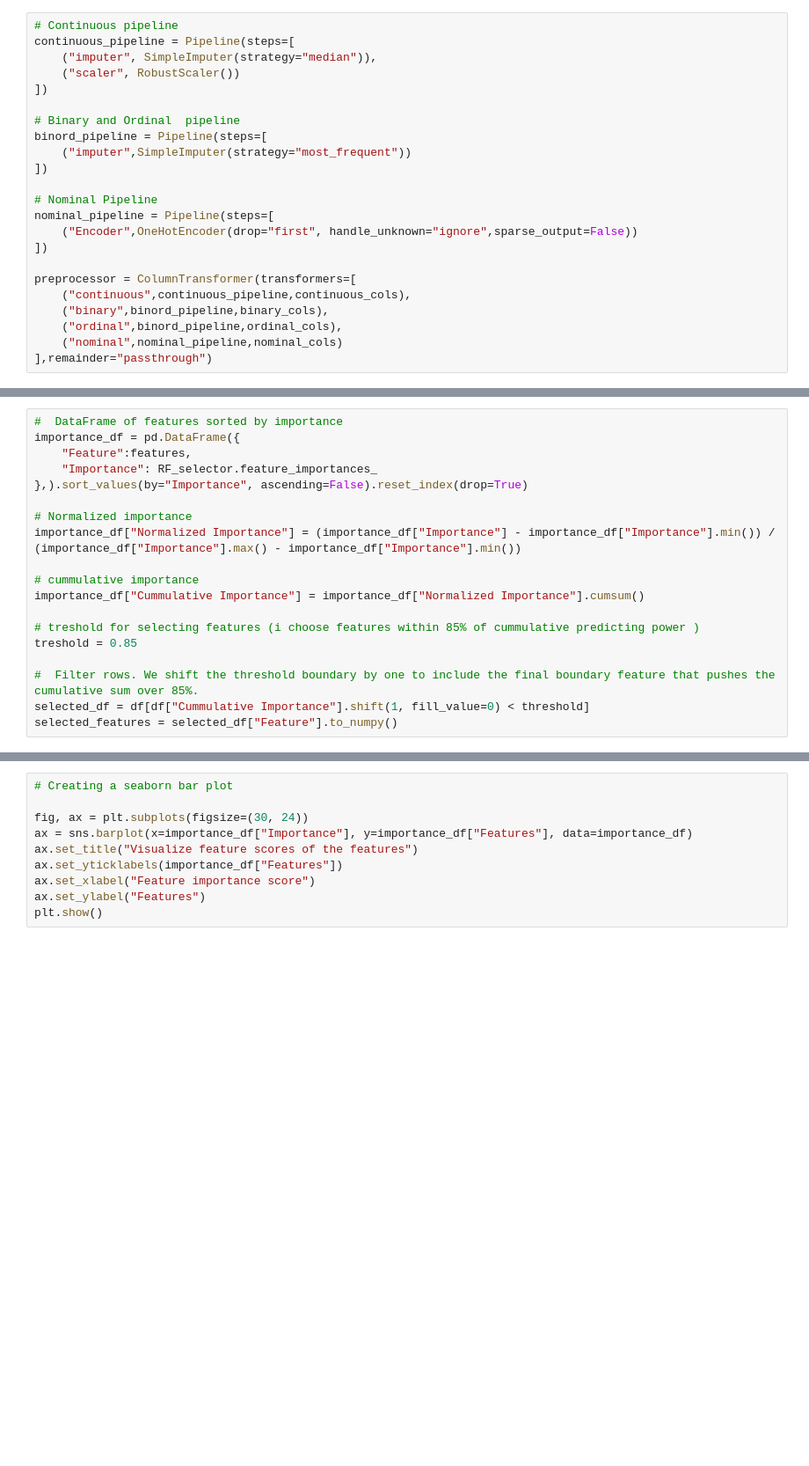
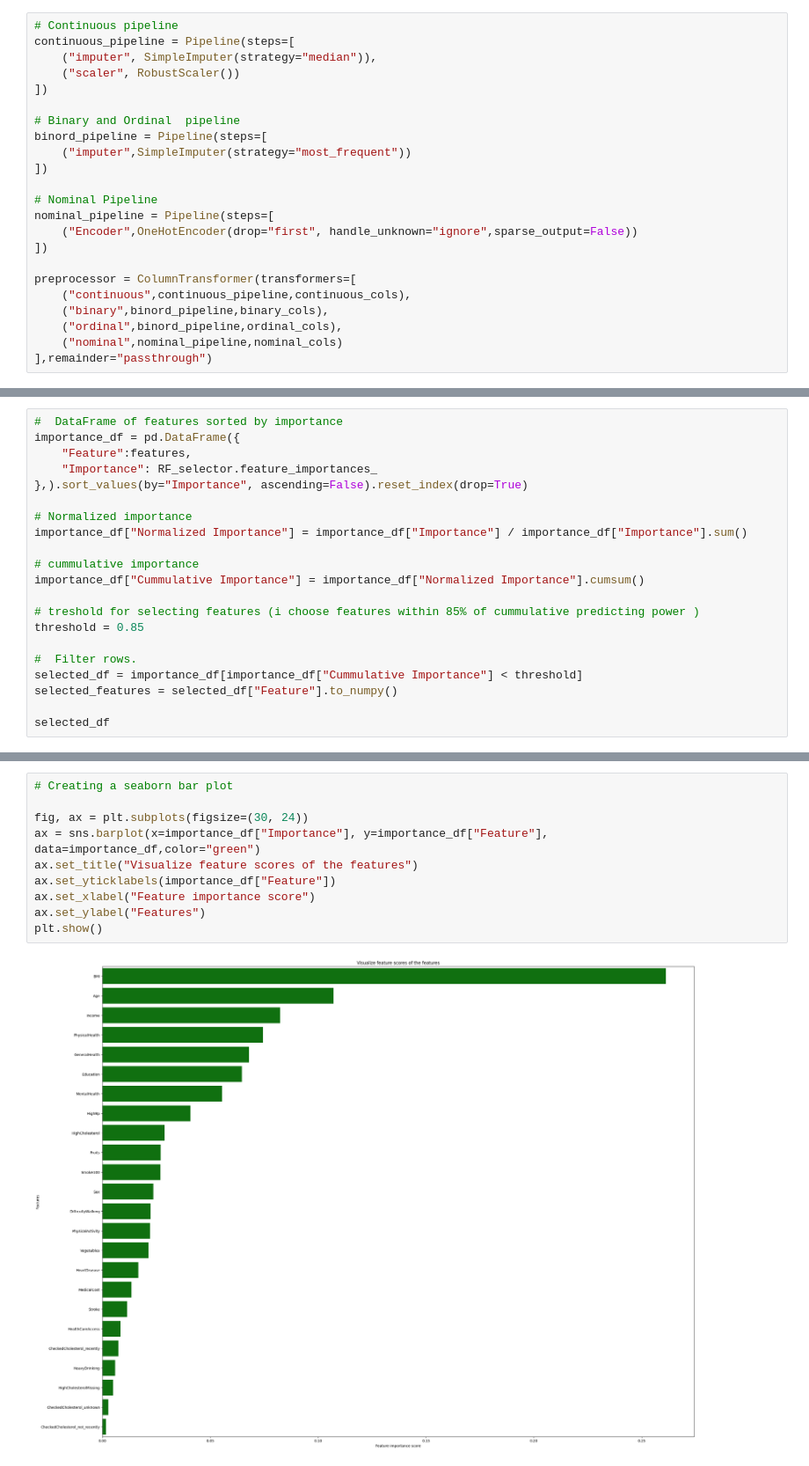
Before and after one commit to heisAnselem/diabetes-risk-predictor, a Jupyter notebook: notebooks/Data-Cleaning-and -EDA.ipynb, the cells around one changed output, grey strips where cells are left out. Shown at 88% size. Saved outputs shown, nothing was run; the diff lists cells and outputs as text; blank space fills up the shorter version.

```diff
--- a/notebooks/Data-Cleaning-and -EDA.ipynb
+++ b/notebooks/Data-Cleaning-and -EDA.ipynb
@@ -562,14 +784,16 @@ importance_df = pd.DataFrame({
 },).sort_values(by="Importance", ascending=False).reset_index(drop=True)
 
 # Normalized importance
-importance_df["Normalized Importance"] = (importance_df["Importance"] - importance_df["Importance"].min()) / (importance_df["Importance"].max() - importance_df["Importance"].min())
+importance_df["Normalized Importance"] = importance_df["Importance"] / importance_df["Importance"].sum()
 
 # cummulative importance
 importance_df["Cummulative Importance"] = importance_df["Normalized Importance"].cumsum()
 
 # treshold for selecting features (i choose features within 85% of cummulative predicting power )
-treshold = 0.85
+threshold = 0.85
 
-#  Filter rows. We shift the threshold boundary by one to include the final boundary feature that pushes the cumulative sum over 85%.
-selected_df = df[df["Cummulative Importance"].shift(1, fill_value=0) < threshold]
+#  Filter rows.
+selected_df = importance_df[importance_df["Cummulative Importance"] < threshold]
 selected_features = selected_df["Feature"].to_numpy()
+
+selected_df
@@ -576,10 +813,12 @@ selected_features = selected_df["Feature"].to_numpy()
 # %%
 # Creating a seaborn bar plot
 
 fig, ax = plt.subplots(figsize=(30, 24))
-ax = sns.barplot(x=importance_df["Importance"], y=importance_df["Features"], data=importance_df)
+ax = sns.barplot(x=importance_df["Importance"], y=importance_df["Feature"], data=importance_df,color="green")
 ax.set_title("Visualize feature scores of the features")
-ax.set_yticklabels(importance_df["Features"])
+ax.set_yticklabels(importance_df["Feature"])
 ax.set_xlabel("Feature importance score")
 ax.set_ylabel("Features")
 plt.show()
+# %% [output]
+[figure, added]
```
Also changed, not shown: parts of 32 cells of this notebook, 3 other files.
